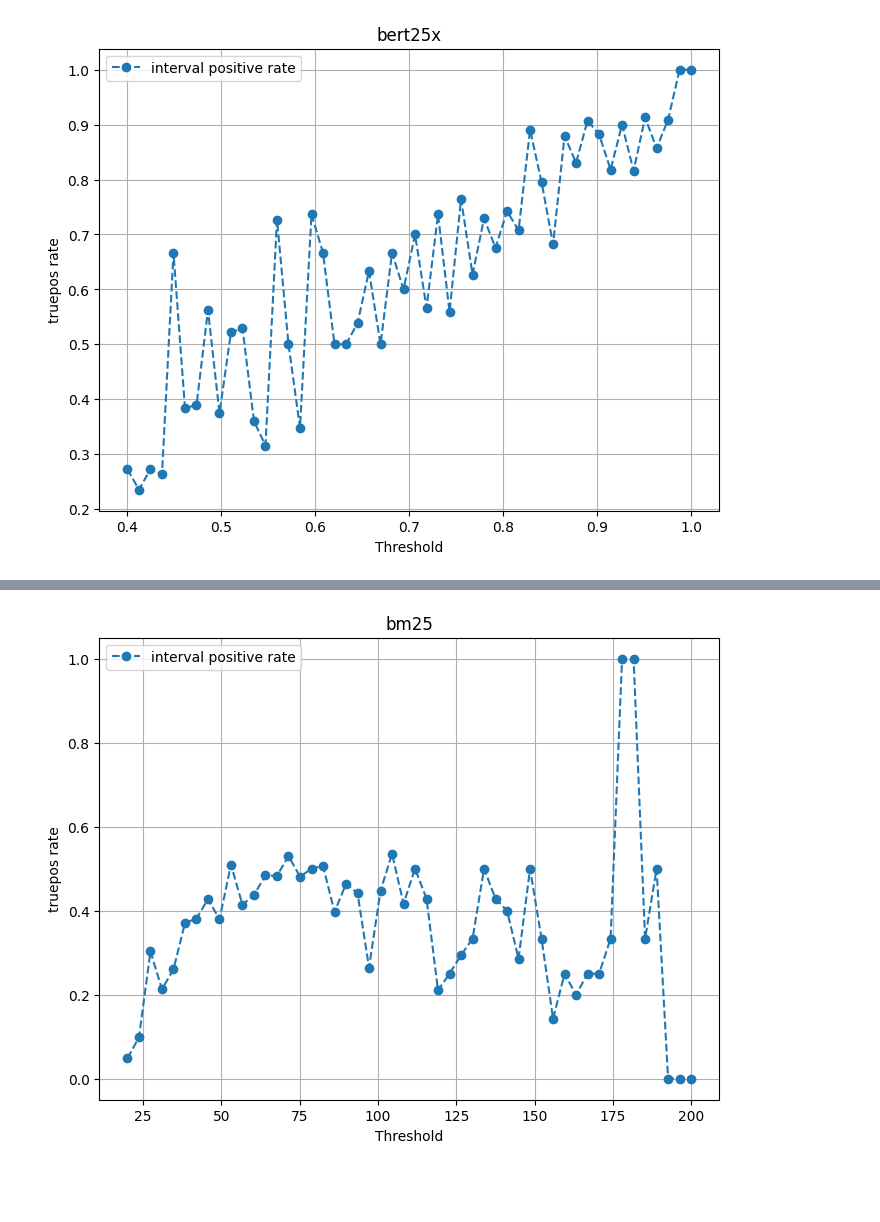
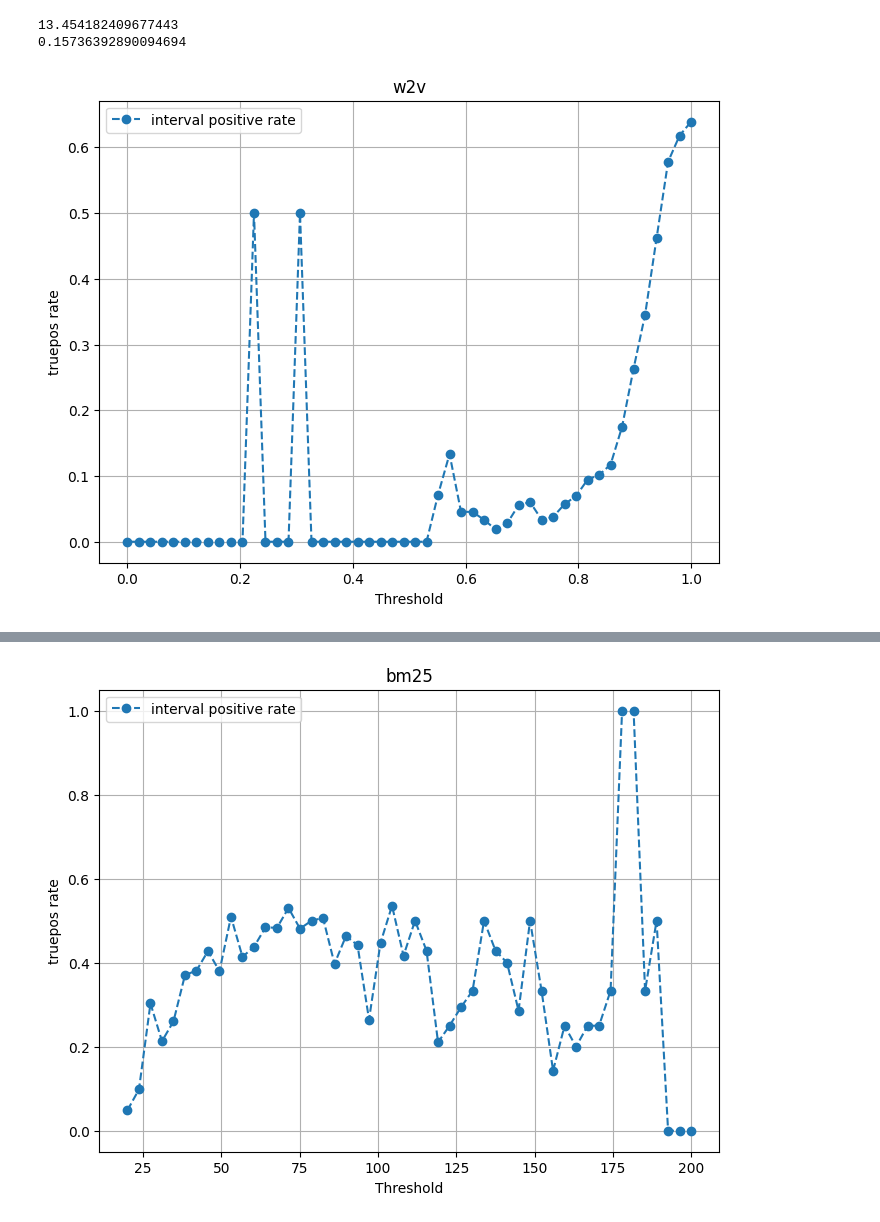
Before and after one commit to kaimeng-zhu/proxyJoin, a Jupyter notebook: w2v.ipynb, the cells around one changed output, grey strips where cells are left out. Drawn from its saved outputs; the diff is of its cells as text; code cells hidden in the pictures; blank space fills up the shorter version.

```diff
--- a/w2v.ipynb
+++ b/w2v.ipynb
@@ -152,38 +1,3 @@ with open(file_path, "wb") as file:
-# %%
-''' # fix old labels
-newbm25Result = []
-neww2vResult = []
-newBertResult = []
-for idx in range(len(labels)):
-    newbm25Result.append((bm25Result[idx][0],labels[idx]))
-    neww2vResult.append((w2vResult[idx][0], labels[idx]))
-    newBertResult.append((bertResult[idx][0], labels[idx]))
-
-import pickle
-
-# Define the file path
-file_path = "qqp5000bm25P.pkl"
-
-# Serialize and save the list to a binary file using pickle
-with open(file_path, "wb") as file:
-    pickle.dump(newbm25Result, file)
-
-
-# Define the file path
-file_path = "qqp5000w2v.pkl"
-
-# Serialize and save the list to a binary file using pickle
-with open(file_path, "wb") as file:
-    pickle.dump(neww2vResult, file)
-
-
-    # Define the file path
-file_path = "qqp500025xBert.pkl"
-
-# Serialize and save the list to a binary file using pickle
-with open(file_path, "wb") as file:
-    pickle.dump(newBertResult, file)
-'''
 # %%
 import pickle
 import numpy as np
@@ -312,23 +200,44 @@ print(len(bertRsultDiag))
+# %%
+
+numTrail = 1000
+sampleSize = 100
+
+result = []
+for _ in range(numTrail):
+    highSample = random.choices(tinyBertHigh, weights=tinyBertHighWeight,k=sampleSize)
+    mean = 0
+    for s in highSample:
+        if s[1] == 1:
+            mean += highTrueSumWeight / (len(tinyBertHigh) * s[0])
+    mean /= sampleSize
+    result.append(100*(mean - highTrueMean))
+#print(result)
+print(np.var(result))
+print(np.mean(result))
+#print(highTrueMean)
+# %% [output]
+13.454182409677443
+0.15736392890094694
 # %%
 import numpy as np
 import matplotlib.pyplot as plt
-bertAxis = np.linspace(0.4,1,50).tolist()
-bertIntervalPos = intervalMeasure(bertRsultDiag,bertAxis)
+bm25Axis = np.linspace(0.0,1.0,50).tolist()
+bm25IntervalPos = intervalMeasure(w2vResult,bm25Axis)
 
-x_values = bertAxis  # X-axis values
+x_values = bm25Axis  # X-axis values
 # Create the line graph
 plt.figure(figsize=(8, 6))  # Optional: Set the figure size
 
-plt.plot(x_values, bertIntervalPos, label='interval positive rate', marker='o', linestyle='--')
+plt.plot(x_values, bm25IntervalPos, label='interval positive rate', marker='o', linestyle='--')
 
 # Add labels and a legend
 plt.xlabel('Threshold')
 plt.ylabel('truepos rate')
-plt.title('bert25x')
+plt.title('w2v')
 plt.legend()
 
 # Show the graph (or save it to a file with plt.savefig)
 plt.grid(True)  # Optional: Show grid lines
 plt.show()
 # %% [output]
-[figure, old version]
+[figure, new version]
```
Also changed, not shown: parts of 28 cells of this notebook, 1 other file.
